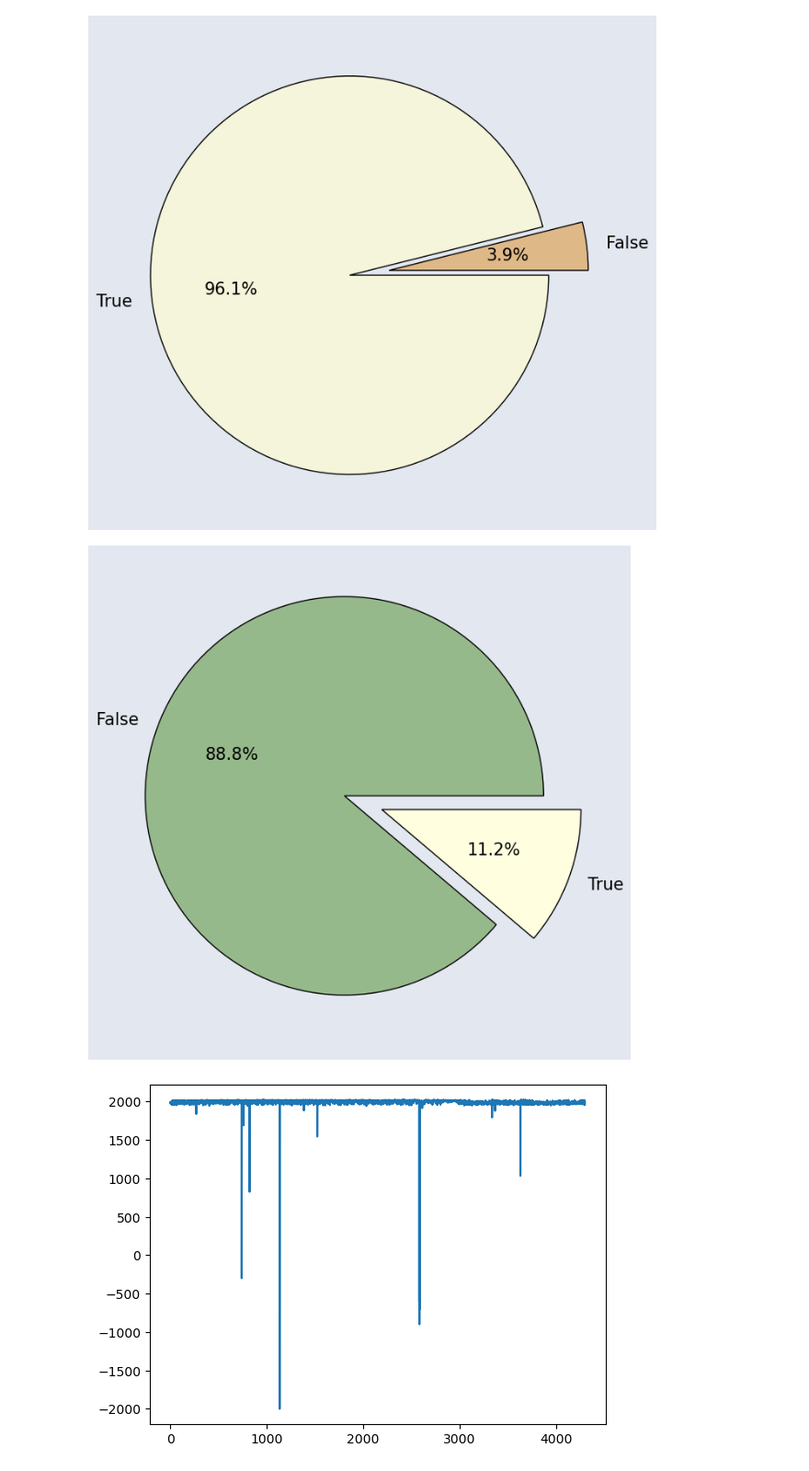
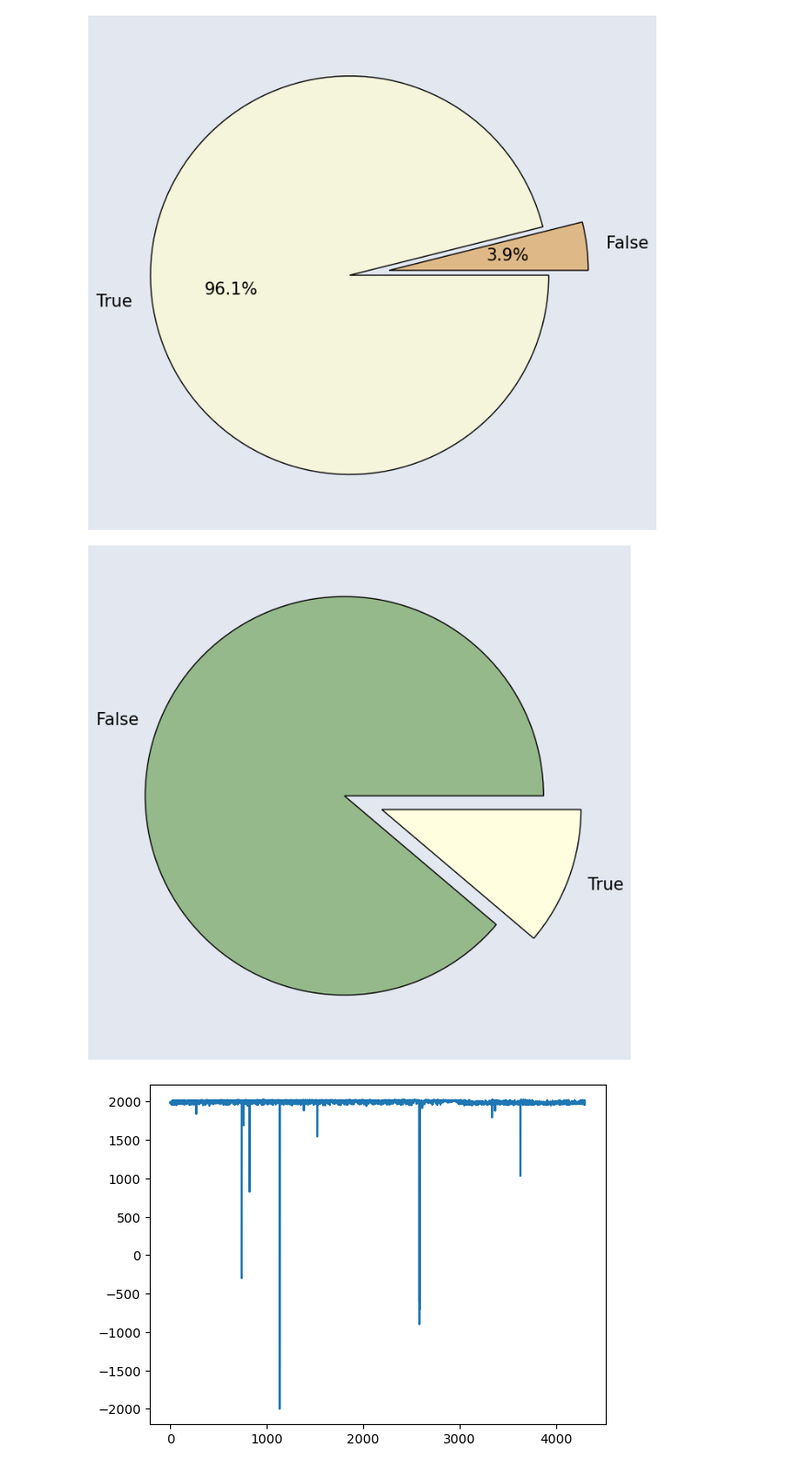
Before and after one commit to Monf11/SciVis, a Jupyter notebook: Codici/data.ipynb, the cells around one changed output. Shown at 92% size. Saved outputs shown, nothing was run; the diff lists cells and outputs as text; code cells hidden in the pictures.

```diff
--- a/Codici/data.ipynb
+++ b/Codici/data.ipynb
@@ -461,12 +466,12 @@ plt.show()
 # %%
 color = ['#96b98b', 'lightyellow']
 fig, ax = plt.subplots(figsize=(18, 8))
 fig.set_facecolor('#E3E7F0')
-plt.pie(ind.freq, labels = ind.index, autopct='%1.1f%%',explode=[0.1,0.1], textprops={'fontsize':15,'color':'black'},colors = color,wedgeprops={'linewidth':1,'edgecolor':'k'} )
+plt.pie(ind.freq, labels = ind.index, explode=[0.1,0.1], textprops={'fontsize':15,'color':'black'},colors = color,wedgeprops={'linewidth':1,'edgecolor':'k'} )
 #plt.title("L'indentazione ha valore semantico?")
 plt.show()
 # %% [output]
-[figure, old version]
+[figure, new version]
 # %%
 plt.plot(df['appeared'])
 plt.show()
```
Also changed, not shown: parts of 3 cells of this notebook, 47 other files.
